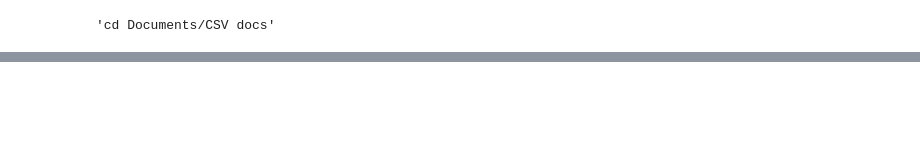
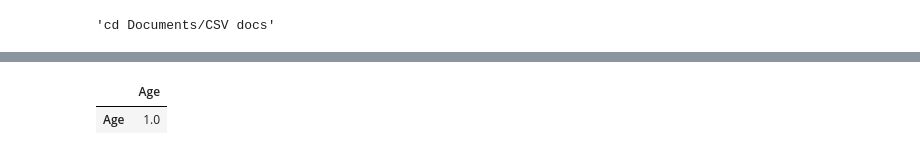
Before and after one commit to webstarO/Week-8, a Jupyter notebook: CSV_docs/EU salary data.ipynb, the cells around one changed output, grey strips where cells are left out. Drawn from its saved outputs; the diff is of its cells as text; code cells hidden in the pictures; blank space fills up the shorter version.

```diff
--- a/CSV_docs/EU salary data.ipynb
+++ b/CSV_docs/EU salary data.ipynb
@@ -52,0 +118,5 @@ salary_data.head
+# %%
+summary.corr(method='pearson')
+# %% [output]
+|  | Age |
+| Age | 1.0 |
```
Also changed, not shown: parts of 21 cells of this notebook.
